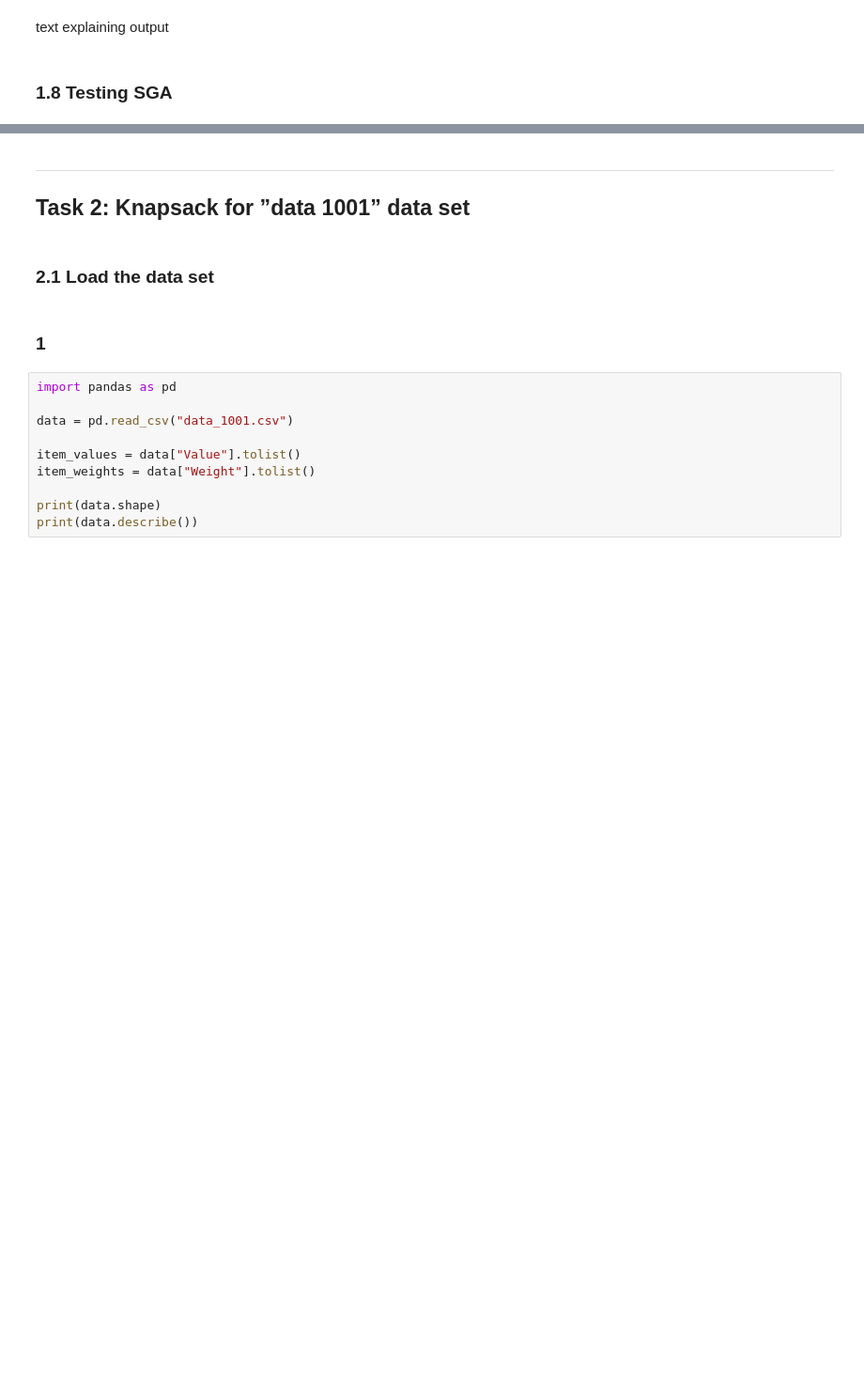
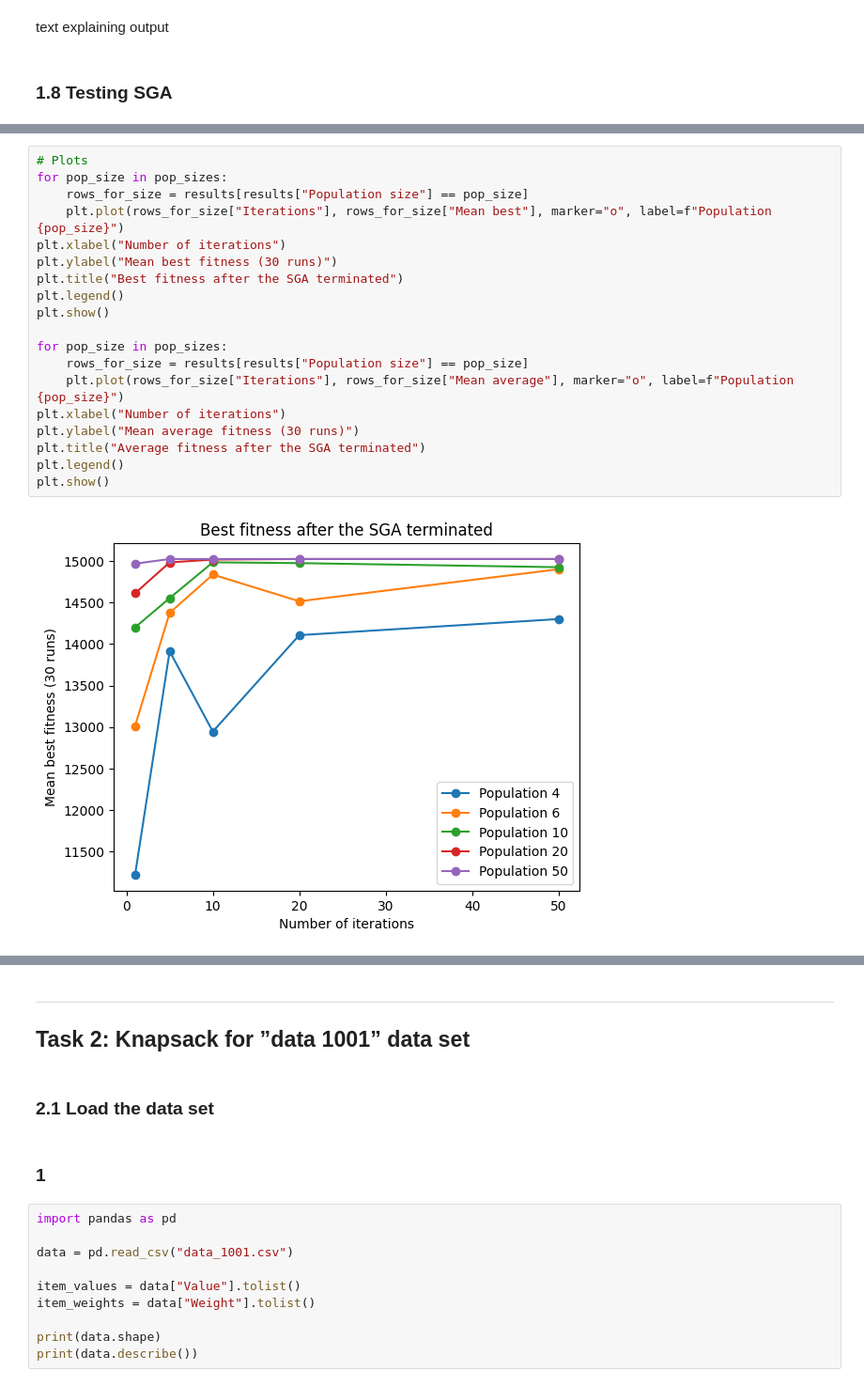
Before and after one commit to Kamilmichal05/Machine-Learning-Project2, a Jupyter notebook: main.ipynb, the cells around one changed output, grey strips where cells are left out. Shown at 94% size. Cells and saved outputs as stored; diff of their text form; blank space fills up the shorter version.

```diff
--- a/main.ipynb
+++ b/main.ipynb
@@ -355,0 +407,21 @@ text explaining output
+# %%
+# Plots
+for pop_size in pop_sizes:
+    rows_for_size = results[results["Population size"] == pop_size]
+    plt.plot(rows_for_size["Iterations"], rows_for_size["Mean best"], marker="o", label=f"Population {pop_size}")
+plt.xlabel("Number of iterations")
+plt.ylabel("Mean best fitness (30 runs)")
+plt.title("Best fitness after the SGA terminated")
+plt.legend()
+plt.show()
+
+for pop_size in pop_sizes:
+    rows_for_size = results[results["Population size"] == pop_size]
+    plt.plot(rows_for_size["Iterations"], rows_for_size["Mean average"], marker="o", label=f"Population {pop_size}")
+plt.xlabel("Number of iterations")
+plt.ylabel("Mean average fitness (30 runs)")
+plt.title("Average fitness after the SGA terminated")
+plt.legend()
+plt.show()
+# %% [output]
+[figure, added]
```
Also changed, not shown: parts of 5 cells of this notebook.
